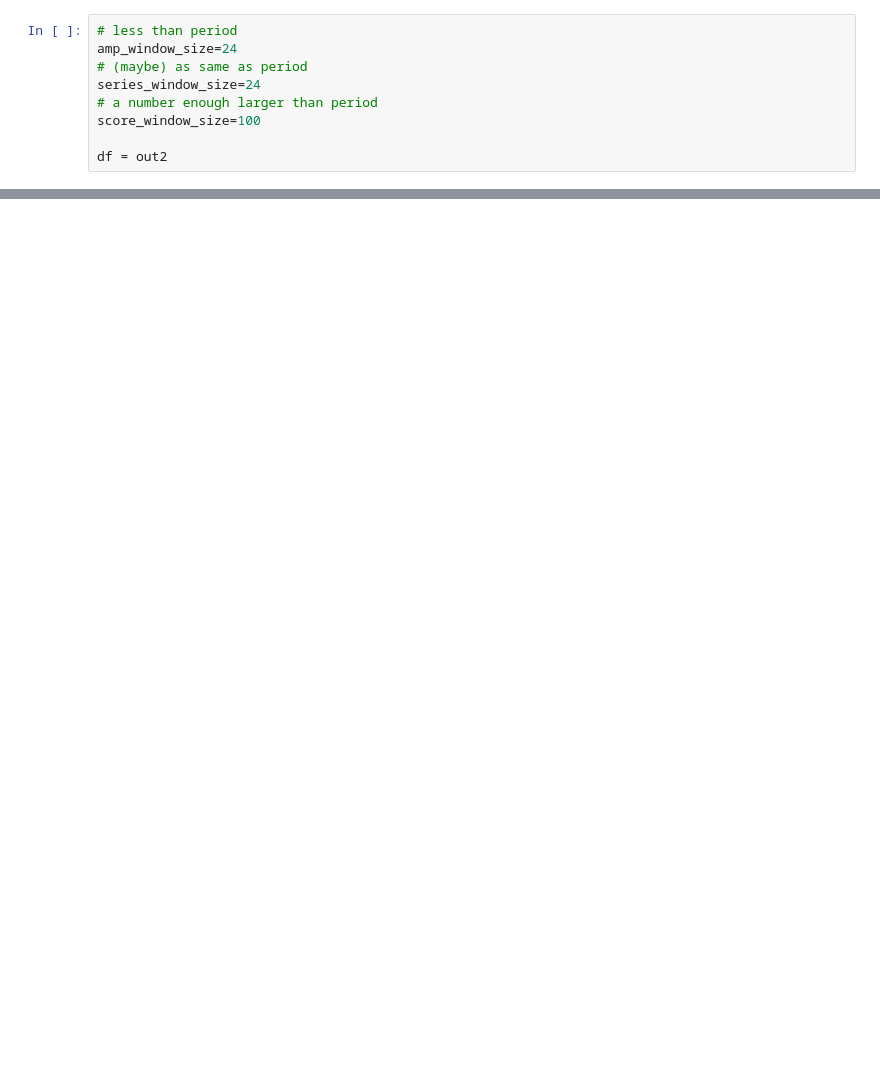
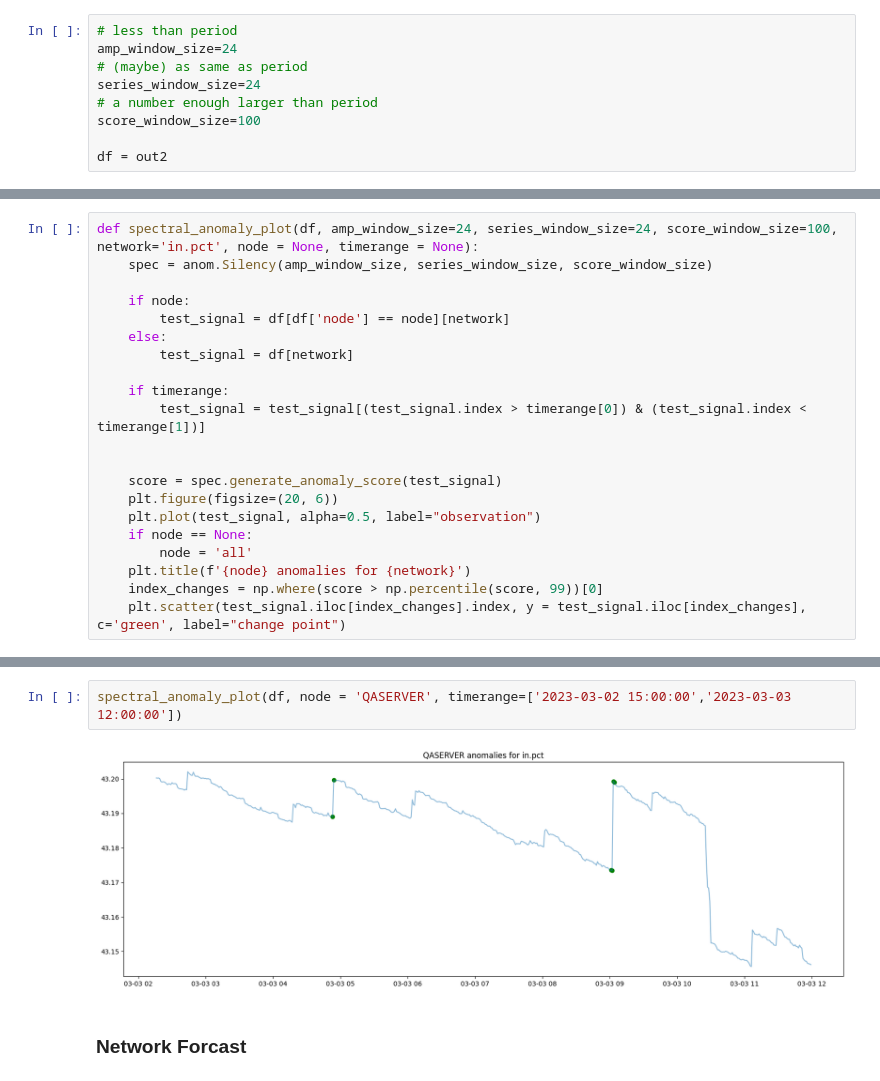
Before and after one commit to HernandezM22/dsc-kio-challenge, a Jupyter notebook: app/notebooks/j_sys_analysis.ipynb, the cells around one changed output, grey strips where cells are left out. Drawn from its saved outputs; the diff is of its cells as text; blank space fills up the shorter version.

```diff
--- a/app/notebooks/j_sys_analysis.ipynb
+++ b/app/notebooks/j_sys_analysis.ipynb
@@ -317,0 +338,21 @@ plt.scatter(test_signal.iloc[index_changes].index, y = test_signal.iloc[index_ch
+# %%
+def spectral_anomaly_plot(df, amp_window_size=24, series_window_size=24, score_window_size=100, network='in.pct', node = None, timerange = None):
+    spec = anom.Silency(amp_window_size, series_window_size, score_window_size)
+
+    if node:
+        test_signal = df[df['node'] == node][network]
+    else:
+        test_signal = df[network]
+
+    if timerange:
+        test_signal = test_signal[(test_signal.index > timerange[0]) & (test_signal.index < timerange[1])]
+
+
+    score = spec.generate_anomaly_score(test_signal)
+    plt.figure(figsize=(20, 6))
+    plt.plot(test_signal, alpha=0.5, label="observation")
+    if node == None:
+        node = 'all'
+    plt.title(f'{node} anomalies for {network}')
+    index_changes = np.where(score > np.percentile(score, 99))[0]
+    plt.scatter(test_signal.iloc[index_changes].index, y = test_signal.iloc[index_changes], c='green', label="change point")
@@ -317,0 +385,6 @@ plt.scatter(test_signal.iloc[index_changes].index, y = test_signal.iloc[index_ch
+# %%
+spectral_anomaly_plot(df, node = 'QASERVER', timerange=['2023-03-02 15:00:00','2023-03-03 12:00:00'])
+# %% [output]
+[figure, added]
+# %% [markdown]
+### Network Forcast
```
Also changed, not shown: parts of 19 cells of this notebook.
